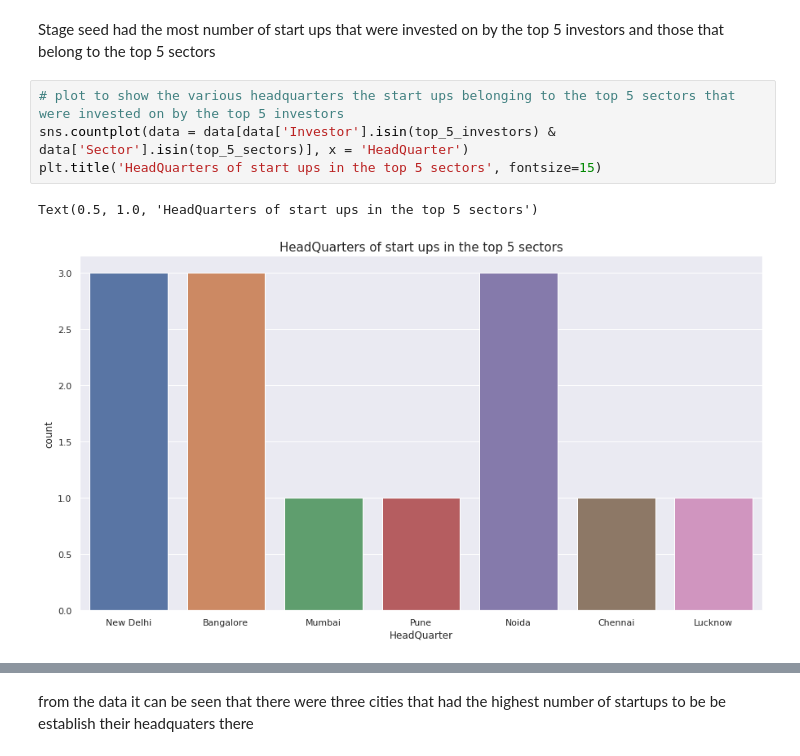
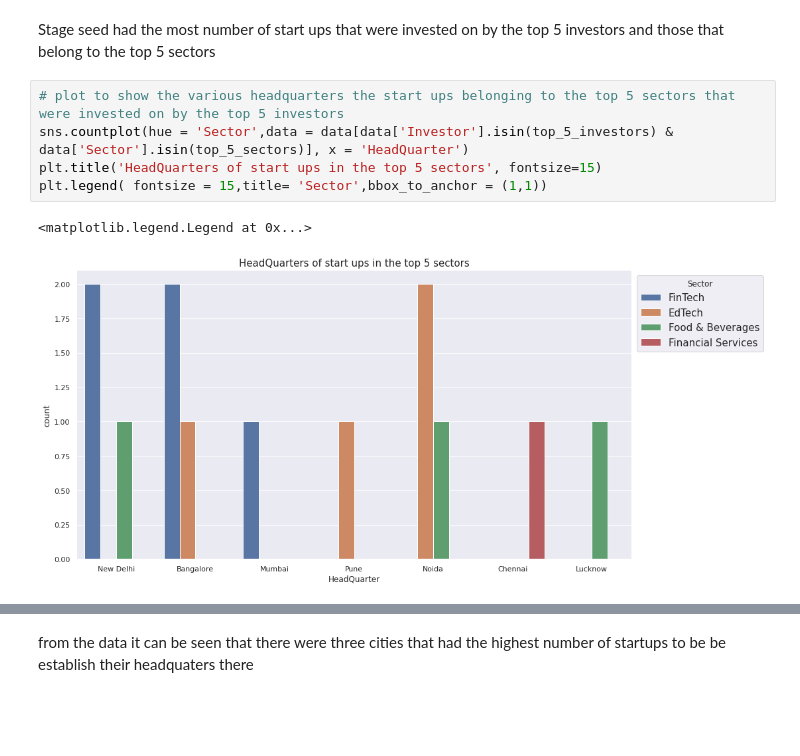
Before and after one commit to mungutiwilliam/Indian-Startups-dataset-analysis, a Jupyter notebook: Indian_Startups_Funding_&_Investors_analysis_(1).ipynb, the cells around one changed output, grey strips where cells are left out. Saved outputs shown, nothing was run; the diff lists cells and outputs as text; blank space fills up the shorter version.

```diff
--- a/Indian_Startups_Funding_&_Investors_analysis_ (1).ipynb
+++ b/Indian_Startups_Funding_&_Investors_analysis_(1).ipynb
@@ -1883,8 +1893,9 @@ Text(0.5, 1.0, 'The Stages where startups invested on by top 5 inestors and belo
 Stage seed had the most number of start ups that were invested on by the top 5 investors and those that belong to the top 5 sectors
 # %%
 # plot to show the various headquarters the start ups belonging to the top 5 sectors that were invested on by the top 5 investors
-sns.countplot(data = data[data['Investor'].isin(top_5_investors) & data['Sector'].isin(top_5_sectors)], x = 'HeadQuarter')
+sns.countplot(hue = 'Sector',data = data[data['Investor'].isin(top_5_investors) & data['Sector'].isin(top_5_sectors)], x = 'HeadQuarter')
 plt.title('HeadQuarters of start ups in the top 5 sectors', fontsize=15)
+plt.legend( fontsize = 15,title= 'Sector',bbox_to_anchor = (1,1))
 # %% [output]
-Text(0.5, 1.0, 'HeadQuarters of start ups in the top 5 sectors')
+<matplotlib.legend.Legend at 0x...>
-[figure, old version]
+[figure, new version]
```
Also changed, not shown: parts of 79 cells of this notebook.
